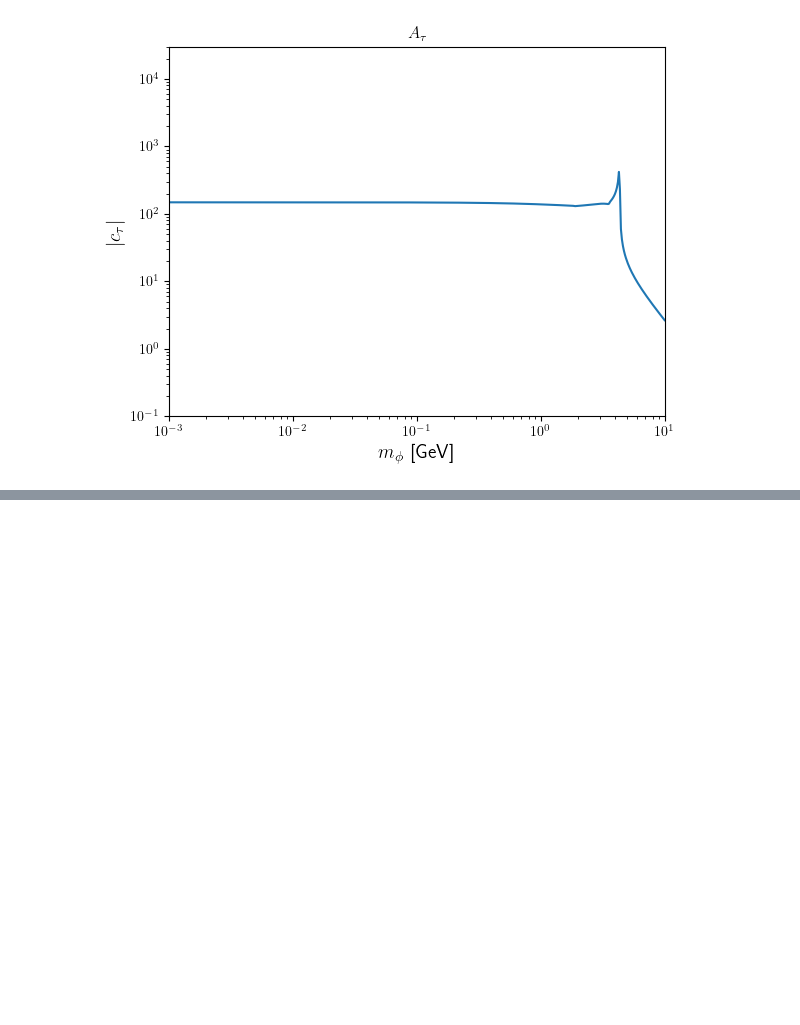
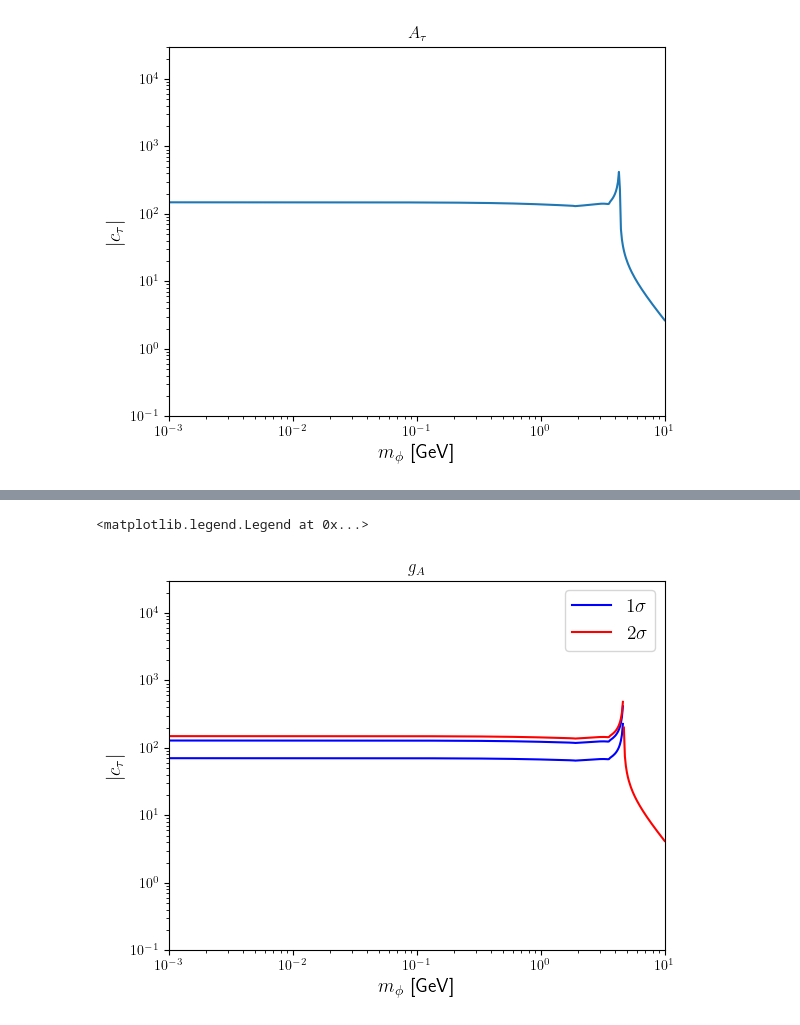
Before and after one commit to Jorge-Alda/tauALPs, a Jupyter notebook: PseudoScalar/plots.ipynb, the cells around one changed output, grey strips where cells are left out. Drawn from its saved outputs; the diff is of its cells as text; code cells hidden in the pictures; blank space fills up the shorter version.

Commit message:
Bounds from gA, gV and s2W

```diff
--- a/PseudoScalar/plots.ipynb
+++ b/PseudoScalar/plots.ipynb
@@ -134,3 +134,12 @@ plt.title(r"$A_\tau$")
 # %% [output]
 Text(0.5, 1.0, '$A_\\tau$')
 [figure]
+# %%
+gV_exp = -0.0366
+gV_err =  0.0010
+
+gA_exp = -0.50204
+gA_err =  0.00064
+
+s2W_exp = 0.23148
+s2W_err = 0.00033
@@ -136,0 +160,4 @@ Text(0.5, 1.0, '$A_\\tau$')
+# %%
+c_SM = (1-(1-Atau_SM**2)**0.5)/Atau_SM
+gA_SM = -((Gammatau_SM/Gamma0)/(1+c_SM**2))**0.5
+gV_SM = gA_SM * c_SM
@@ -136,0 +219,14 @@ Text(0.5, 1.0, '$A_\\tau$')
+# %%
+plt.loglog(mphi_list, bound_gA_lower, color='b', label=r'$1 \sigma$')
+plt.loglog(mphi_list, bound_gA_upper, color='b')
+plt.loglog(mphi_list, bound_gA_lower2, color='r', label=r'$2 \sigma$')
+plt.loglog(mphi_list, bound_gA_upper2, color='r')
+plt.xlim(1e-3, 10)
+plt.ylim(1e-1, 3e4)
+plt.xlabel(r'$m_\phi$ [GeV]', fontsize=14)
+plt.ylabel(r'$|c_\tau|$', fontsize=14)
+plt.title(r"$g_A$")
+plt.legend(fontsize=14)
+# %% [output]
+<matplotlib.legend.Legend at 0x...>
+[figure, added]
```
Also changed, not shown: parts of 10 cells of this notebook, 3 other files.
